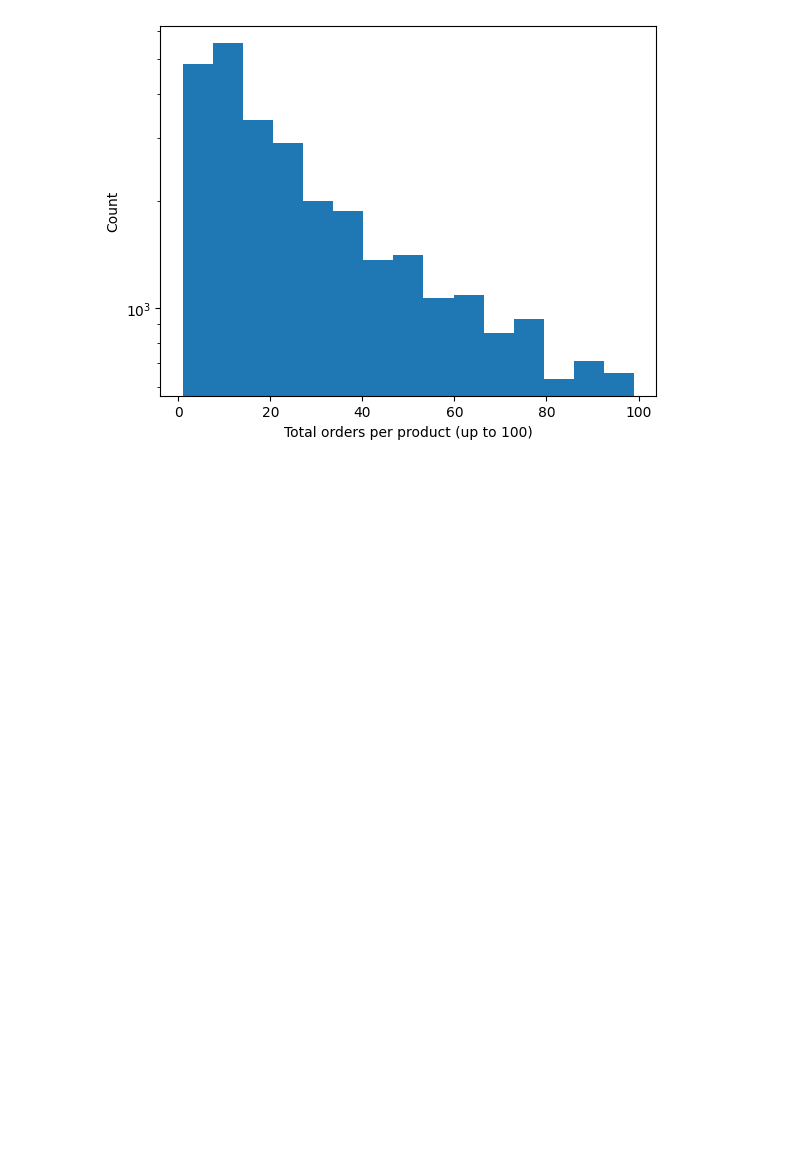
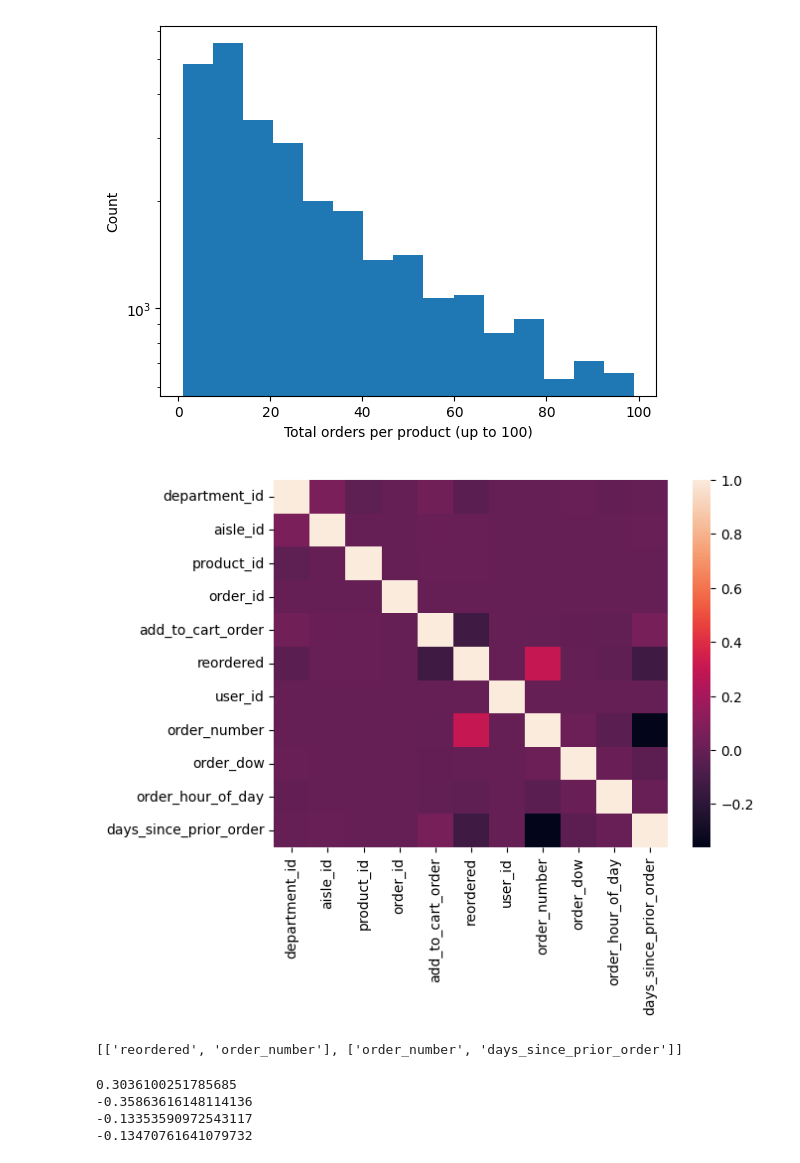
Before and after one commit to dtrager02/CS490-Capstone, a Jupyter notebook: data understanding.ipynb, the cells around one changed output. Saved outputs shown, nothing was run; the diff lists cells and outputs as text; code cells hidden in the pictures; blank space fills up the shorter version.

```diff
--- a/data understanding.ipynb
+++ b/data understanding.ipynb
@@ -88,3 +121,10 @@ plt.yscale("log")
 plt.show()
 # %% [output]
 [figure]
+# %%
+combined_numeric = combined.drop(['aisle', 'department', 'eval_set', 'product_name'], axis=1)
+corr = combined_numeric.corr()
+sns.heatmap(corr)
+plt.show()
+# %% [output]
+[figure, added]
@@ -90,0 +144,14 @@ plt.show()
+# %%
+print(g(corr.copy()))
+# %% [output]
+[['reordered', 'order_number'], ['order_number', 'days_since_prior_order']]
+# %%
+print(corr['reordered']['order_number'])
+print(corr['order_number']['days_since_prior_order'])
+print(corr['reordered']['add_to_cart_order'])
+print(corr['reordered']['days_since_prior_order'])
+# %% [output]
+0.3036100251785685
+-0.35863616148114136
+-0.13353590972543117
+-0.13470761641079732
```
Also changed, not shown: parts of 7 cells of this notebook.
